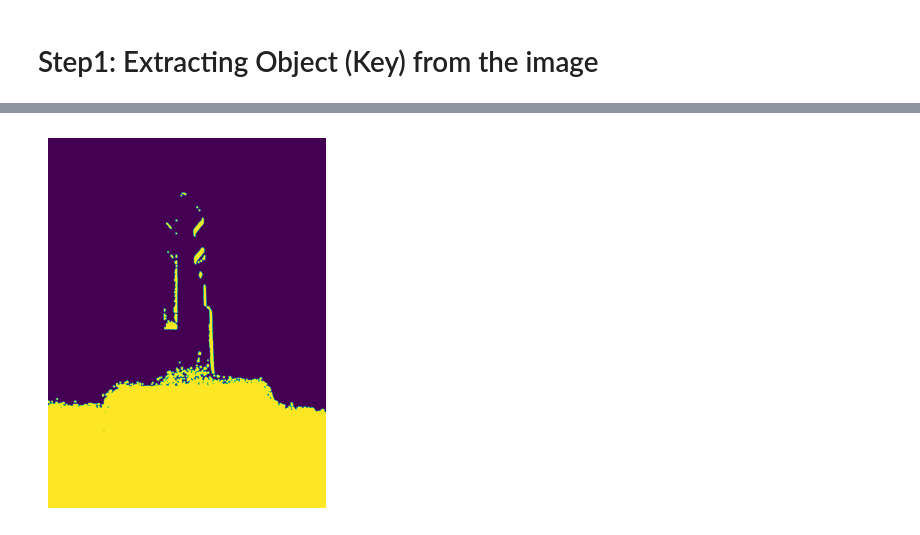
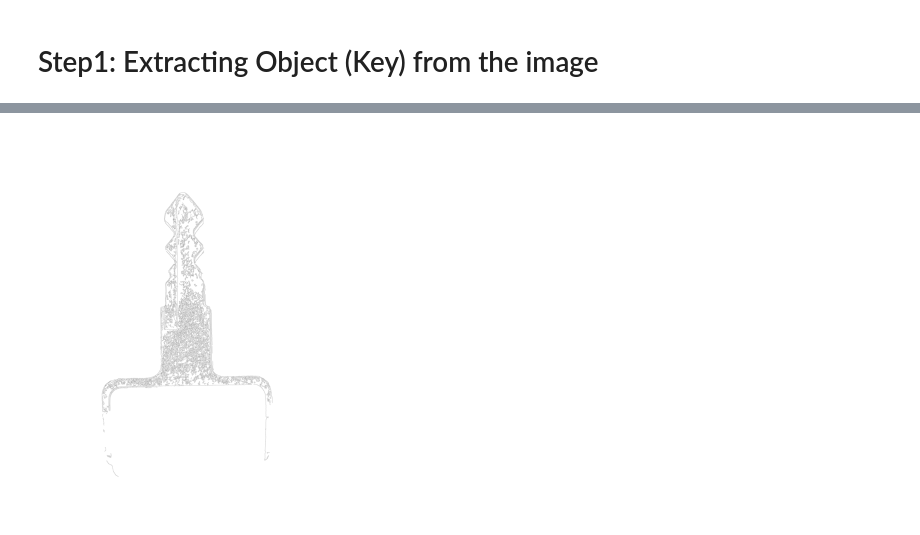
Before and after one commit to syedfaiqueali/Kaggle-Notebooks, a Jupyter notebook: key-extraction.ipynb, the cells around one changed output, grey strips where cells are left out. Drawn from its saved outputs; the diff is of its cells as text; code cells hidden in the pictures.

Commit message:
Kaggle Notebook | key-extraction | Version 4

```diff
--- a/key-extraction.ipynb
+++ b/key-extraction.ipynb
@@ -12,2 +14,27 @@ BASE_PATH = '/kaggle/input/key-images/'
+# %%
+def extract_key_pipeline(image_path):
+    # Read the image
+    img = cv2.imread(image_path)
+
+    # Convert to grayscale
+    gray_image = cv2.cvtColor(img, cv2.COLOR_BGR2GRAY)
+
+    # Remove noise using Gaussian blur
+    blurred_image = cv2.GaussianBlur(gray_image, (5, 5), 0)
+
+    # Detect edges using Canny edge detection
+    edges = cv2.Canny(blurred_image, 30, 150)
+
+    return edges
+# %%
+def plt_img(img_data, cmap='viridis'):
+    '''
+    cmap:
+      * 'gray' (Grayscale)
+      * 'binary' (Binary)
+    '''
+    plt.imshow(img_data, cmap=cmap)
+    plt.axis('off')
+    plt.show()
 # %% [markdown]
 # Step1: Extracting Object (Key) from the image
@@ -54,6 +41,5 @@ plt.show()
-# %%
-plt.imshow(mask)
-plt.axis('off')
-plt.show()
-# %% [output]
-[figure, removed]
+# %%
+edges = extract_key_pipeline(f'{BASE_PATH}1a.jpeg')
+plt_img(edges, cmap='binary')
+# %% [output]
+[figure, added]
```
Also changed, not shown: parts of 9 cells of this notebook.
